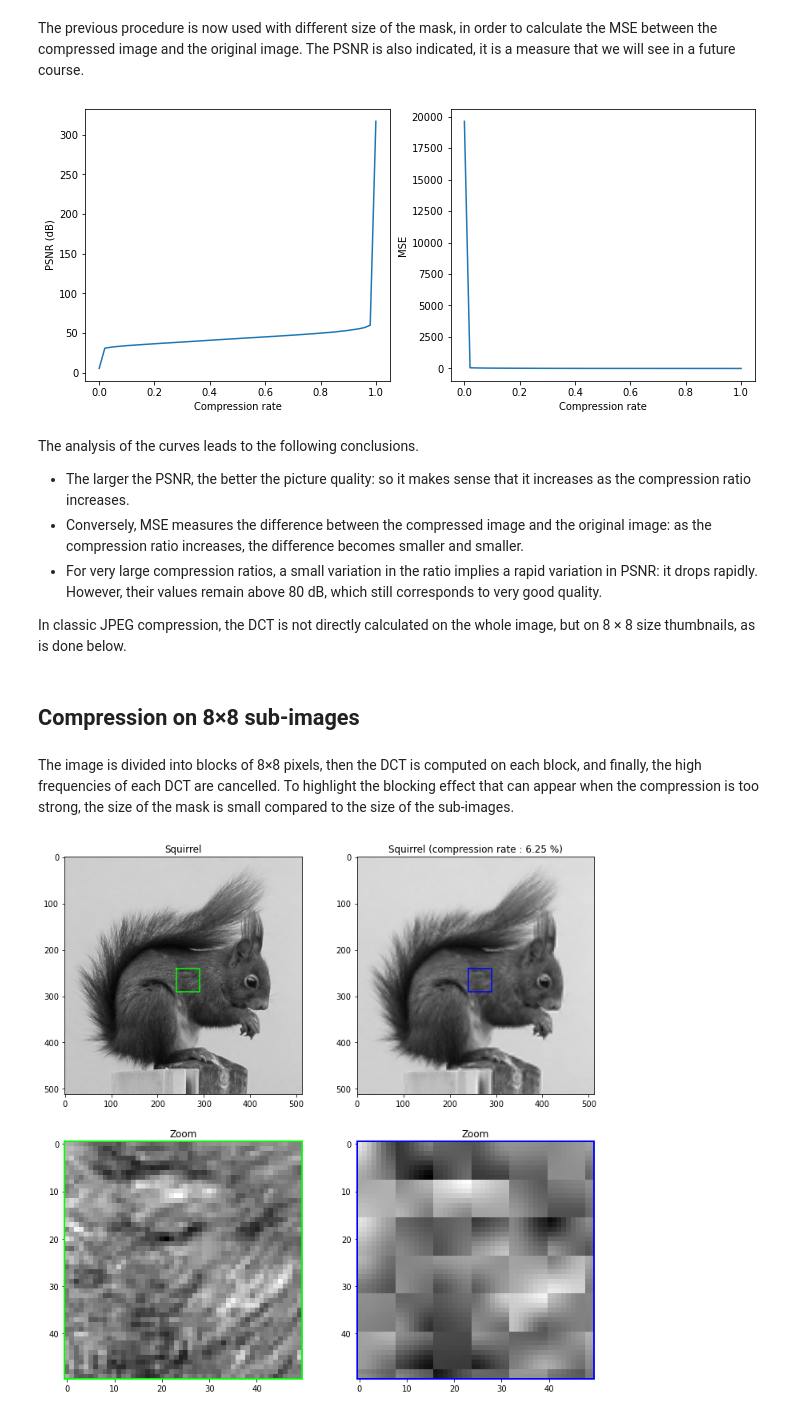
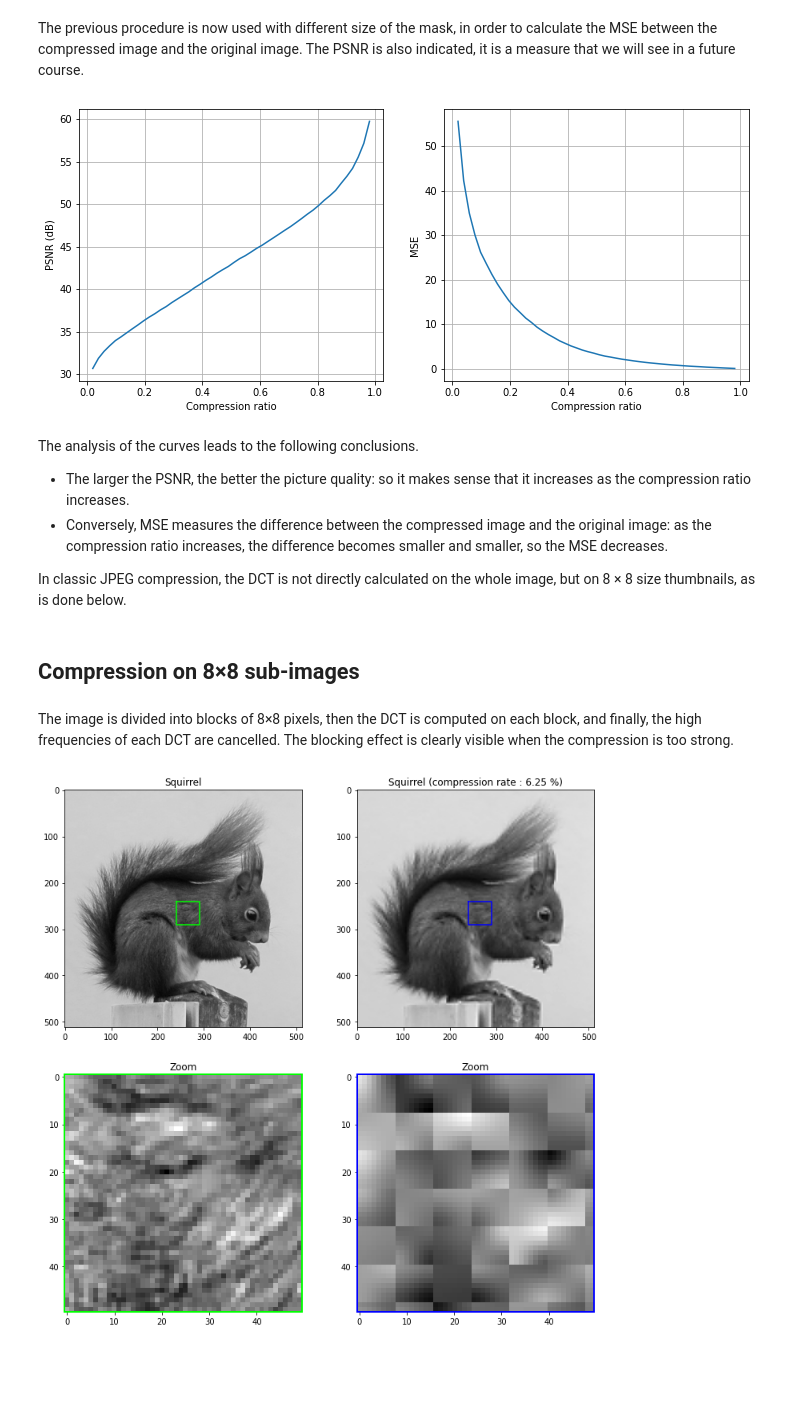
Before and after one commit to vincmazet/bip, a Jupyter notebook: _sources/labs/cor31.ipynb, the cells around one changed output. Drawn from its saved outputs; the diff is of its cells as text; code cells hidden in the pictures; blank space fills up the shorter version.

```diff
--- a/_sources/labs/cor31.ipynb
+++ b/_sources/labs/cor31.ipynb
@@ -73,7 +75,7 @@ for i, p in enumerate(px):
 
     # Affichage de l'image de la base
     plt.subplot(2,I,i+1)
-    plt.imshow(x, cmap='gray')
+    plt.imshow(x, cmap='gray', vmin=-.2404, vmax=.2404)
     plt.title('Image')
 
     # Affichage de la DCT
@@ -182,7 +184,7 @@ in order to calculate the MSE between the compressed image and the original imag
 The PSNR is also indicated, it is a measure that we will see in a future course.
 # %%
 Delta = 255
-taux = np.linspace(0,1,50)
+taux = np.linspace(1/50,1-1/50,50)
 EQM = np.zeros(taux.shape)
 PSNR = np.zeros(taux.shape)
 Px = np.linalg.norm(x)**2 / (M*N)
@@ -196,45 +198,47 @@ for i, t in enumerate(taux):
 
     # Compression
     Y = X;
     Mask = np.zeros(Y.shape)
     Mask[:C,:C] = 1
     Z = Y*Mask
     z = fftpack.idctn(Z, norm='ortho')
 
     # Différence entre les deux images
     b = z - x
 
     # EQM
     EQM[i] = np.linalg.norm(b)**2 / (M*N)
 
     # PSNR
     PSNR[i] = 10*np.log10(Delta**2/EQM[i])
 
     # Taux de compression
 #     taux[i] = 1-count_nonzero(Mask)/(M*N)
 
 # Affichage
 plt.figure(figsize=(12,5))
 plt.subplot(1,2,1)
 plt.plot(taux,PSNR)
-plt.xlabel('Compression rate')
+plt.xlabel('Compression ratio')
 plt.ylabel('PSNR (dB)')
+# plt.ylim(-5,155)
+plt.grid()
 plt.subplot(1,2,2)
 plt.plot(taux,EQM)
-plt.xlabel('Compression rate')
+plt.xlabel('Compression ratio')
 plt.ylabel('MSE')
+plt.grid()
+# plt.ylim(-100,2500)
 plt.show()
 # %% [output]
-[figure, old version]
+[figure, new version]
 # %% [markdown]
 The analysis of the curves leads to the following conclusions.
 * The larger the PSNR, the better the picture quality:
    so it makes sense that it increases as the compression ratio increases.
 * Conversely, MSE measures the difference between the compressed image and the original image:
-   as the compression ratio increases, the difference becomes smaller and smaller.
-* For very large compression ratios, a small variation in the ratio implies a rapid variation in PSNR:
-   it drops rapidly. However, their values remain above 80 dB,
-   which still corresponds to very good quality.
+   as the compression ratio increases, the difference becomes smaller and smaller,
+   so the MSE decreases.
 
 In classic JPEG compression, the DCT is not directly calculated on the whole image, but on 8 × 8 size thumbnails, as is done below.
 # %% [markdown]
@@ -242,8 +246,7 @@ In classic JPEG compression, the DCT is not directly calculated on the whole ima
 # %% [markdown]
 The image is divided into blocks of 8×8 pixels, then the DCT is computed on each block,
 and finally, the high frequencies of each DCT are cancelled.
-To highlight the blocking effect that can appear when the compression is too strong,
-the size of the mask is small compared to the size of the sub-images.
+The blocking effect is clearly visible when the compression is too strong.
 # %%
 C = 2
 
```
Also changed, not shown: parts of 4 cells of this notebook, 6 other files.
